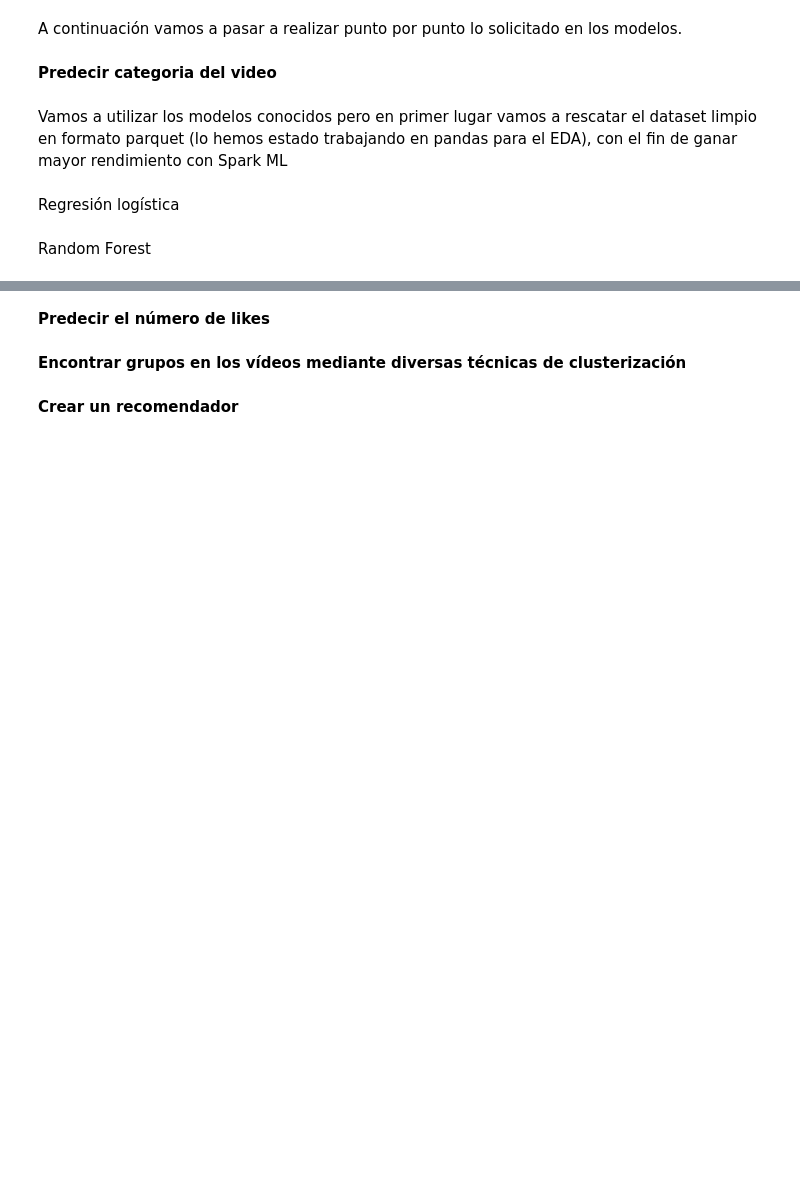
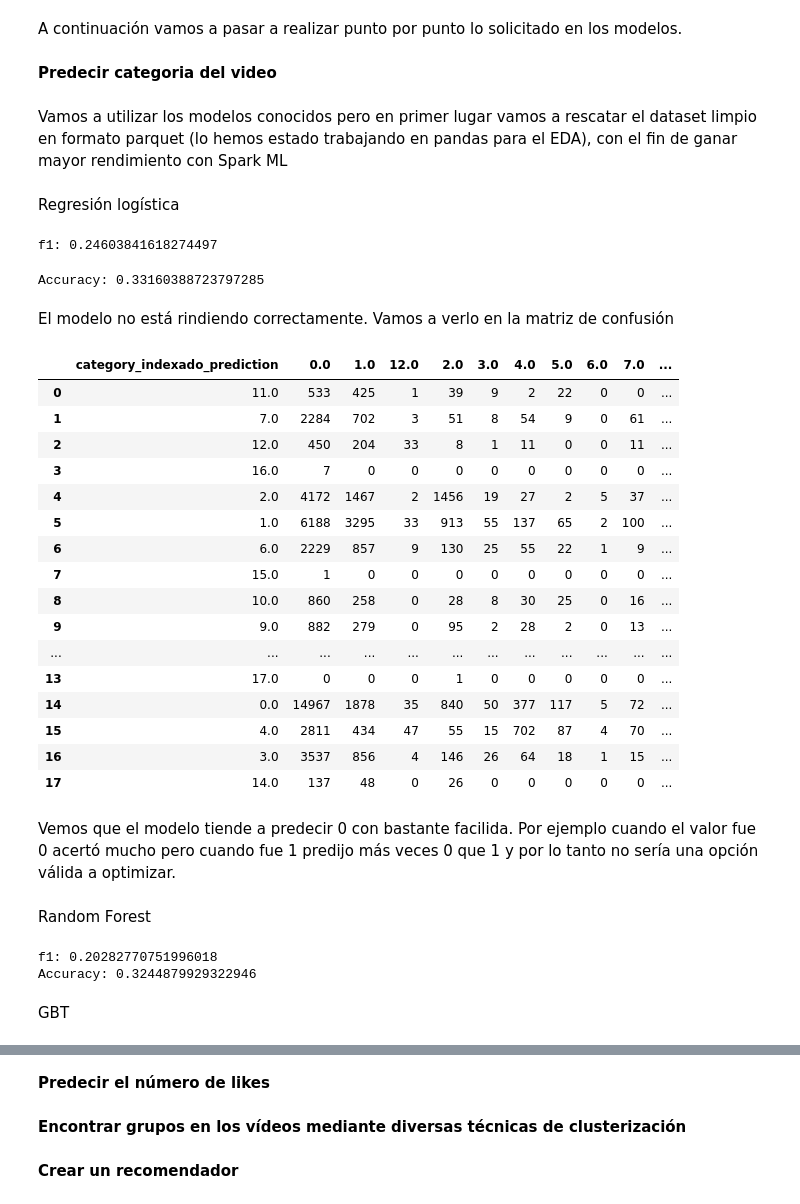
Before and after one commit to fernanditomartinez85/PRACTICA-FINAL-IA, a Jupyter notebook: exploratory_analysis.ipynb, the cells around one changed output, grey strips where cells are left out. Drawn from its saved outputs; the diff is of its cells as text; code cells hidden in the pictures; blank space fills up the shorter version.

```diff
--- a/exploratory_analysis.ipynb
+++ b/exploratory_analysis.ipynb
@@ -410,7 +621,9 @@ encoder = OneHotEncoder(inputCols=["pais_indexado"],outputCols=["pais_encoded"])
 #No usamos category ya que es la variable objetivo
 # %%
 #Cogemos las columnas predictoras y las juntamos en una sola columna llamada features, que es la que usará el modelo de regresión logística.
-features = ["pais_encoded", "views", "likes", "dislikes", "comment_count", "comments_disabled", "ratings_disabled"]
-Assembler = VectorAssembler(inputCols=features, outputCol="features")
+features = ["pais_encoded", "views_log", "likes_log", "dislikes_log", "comment_count_log", "comments_disabled", "ratings_disabled"]
+Assembler = VectorAssembler(inputCols=features, outputCol="features_brutas")
+# %%
+scaler = StandardScaler(inputCol="features_brutas", outputCol="features_scaled", withStd=True, withMean=False)
 # %%
-lr = LogisticRegression(featuresCol="features", labelCol="category_indexado"
+lr = LogisticRegression(featuresCol="features_scaled", labelCol="category_indexado")
@@ -419,14 +630,46 @@ df_train, df_test = df_spark_ml.randomSplit([0.7, 0.3], seed=42)
 # %%
-Pipeline = Pipeline(stages=[indexer, encoder, Assembler,lr])
-Pipeline_model = Pipeline.fit(df_train)
-df_transformado = Pipeline_model.transform(df_test)
+Pipeline_lr = Pipeline(stages=[indexer, encoder, Assembler,scaler,lr])
+Pipeline_model = Pipeline_lr.fit(df_train_transformado)
+df_transformado = Pipeline_model.transform(df_test_transformado)
 # %%
 from pyspark.ml.evaluation import MulticlassClassificationEvaluator
 #Al estar los datos de categorias desbalanceados, usamos la métrica weightedF1 para evaluar cual es mejor opción de los
 #modelos que usaremos de clasifiacion
-evaluator = MulticlassClassificationEvaluator(labelCol="category_indexado",predictionCol="prediction",metricName="weightedF1")
+evaluator = MulticlassClassificationEvaluator(labelCol="category_indexado",predictionCol="prediction",metricName="f1")
 weightedF1 = evaluator.evaluate(df_transformado)
-print("weightedF1:", weightedF1)
+print("f1:", weightedF1)
+# %% [output]
+f1: 0.24603841618274497
+# %%
+evaluator = MulticlassClassificationEvaluator(labelCol="category_indexado",predictionCol="prediction",metricName="accuracy")
+accuracy = evaluator.evaluate(df_transformado)
+print("Accuracy:", accuracy)
+# %% [output]
+Accuracy: 0.33160388723797285
+# %% [markdown]
+El modelo no está rindiendo correctamente. Vamos a verlo en la matriz de confusión
+# %%
+df_transformado.stat.crosstab("category_indexado", "prediction").toPandas()
+# %% [output]
+|  | category_indexado_prediction | 0.0 | 1.0 | 12.0 | 2.0 | 3.0 | 4.0 | 5.0 | 6.0 | 7.0 | ... |
+| 0 | 11.0 | 533 | 425 | 1 | 39 | 9 | 2 | 22 | 0 | 0 | ... |
+| 1 | 7.0 | 2284 | 702 | 3 | 51 | 8 | 54 | 9 | 0 | 61 | ... |
+| 2 | 12.0 | 450 | 204 | 33 | 8 | 1 | 11 | 0 | 0 | 11 | ... |
+| 3 | 16.0 | 7 | 0 | 0 | 0 | 0 | 0 | 0 | 0 | 0 | ... |
+| 4 | 2.0 | 4172 | 1467 | 2 | 1456 | 19 | 27 | 2 | 5 | 37 | ... |
+| 5 | 1.0 | 6188 | 3295 | 33 | 913 | 55 | 137 | 65 | 2 | 100 | ... |
+| 6 | 6.0 | 2229 | 857 | 9 | 130 | 25 | 55 | 22 | 1 | 9 | ... |
+| 7 | 15.0 | 1 | 0 | 0 | 0 | 0 | 0 | 0 | 0 | 0 | ... |
+| 8 | 10.0 | 860 | 258 | 0 | 28 | 8 | 30 | 25 | 0 | 16 | ... |
+| 9 | 9.0 | 882 | 279 | 0 | 95 | 2 | 28 | 2 | 0 | 13 | ... |
+| ... | ... | ... | ... | ... | ... | ... | ... | ... | ... | ... | ... |
+| 13 | 17.0 | 0 | 0 | 0 | 1 | 0 | 0 | 0 | 0 | 0 | ... |
+| 14 | 0.0 | 14967 | 1878 | 35 | 840 | 50 | 377 | 117 | 5 | 72 | ... |
+| 15 | 4.0 | 2811 | 434 | 47 | 55 | 15 | 702 | 87 | 4 | 70 | ... |
+| 16 | 3.0 | 3537 | 856 | 4 | 146 | 26 | 64 | 18 | 1 | 15 | ... |
+| 17 | 14.0 | 137 | 48 | 0 | 26 | 0 | 0 | 0 | 0 | 0 | ... |
+# %% [markdown]
+Vemos que el modelo tiende a predecir 0 con bastante facilida. Por ejemplo cuando el valor fue 0 acertó mucho pero cuando fue 1 predijo más veces 0 que 1 y por lo tanto no sería una opción válida a optimizar.
 # %% [markdown]
 Random Forest
 # %%
@@ -434,0 +683,13 @@ Random Forest
+# %%
+evaluator = MulticlassClassificationEvaluator(labelCol="category_indexado",predictionCol="prediction",metricName="f1")
+weightedF1 = evaluator.evaluate(df_transformado_rf)
+print("f1:", weightedF1)
+
+evaluator = MulticlassClassificationEvaluator(labelCol="category_indexado",predictionCol="prediction",metricName="accuracy")
+accuracy = evaluator.evaluate(df_transformado_rf)
+print("Accuracy:", accuracy)
+# %% [output]
+f1: 0.20282770751996018
+Accuracy: 0.3244879929322946
+# %% [markdown]
+GBT
```
Also changed, not shown: parts of 35 cells of this notebook, 1 other file.
